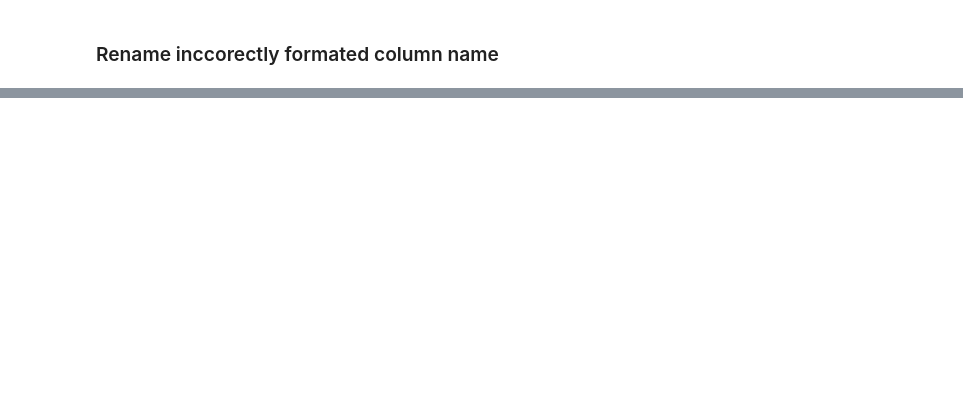
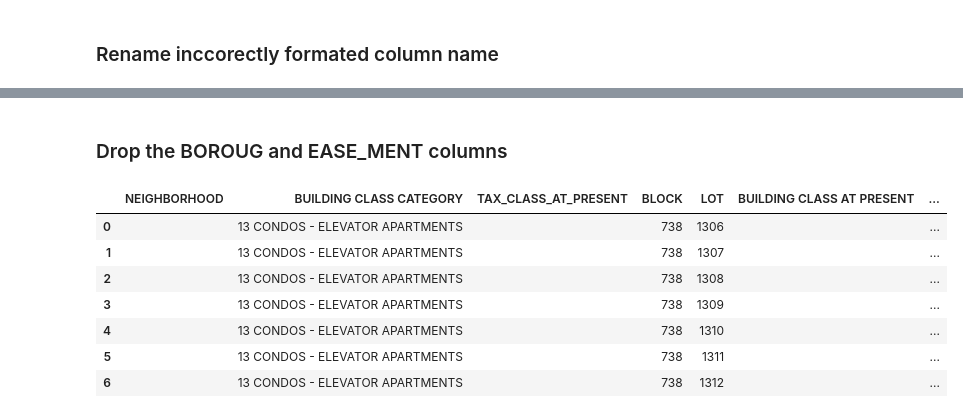
Before and after one commit to ijazkhan101/Build-up-a-predictive-model, a Jupyter notebook: Manhattan12.ipynb, the cells around one changed output, grey strips where cells are left out. Cells and saved outputs as stored; diff of their text form; code cells hidden in the pictures; blank space fills up the shorter version.

```diff
--- a/Manhattan12.ipynb
+++ b/Manhattan12.ipynb
@@ -51,0 +197,16 @@ df.corr()
+# %% [markdown]
+###  Drop the BOROUG and EASE_MENT columns
+# %%
+# Drop the BOROUG and EASE_MENT columns
+df = df.drop(columns=['BOROUGH', 'EASE-MENT',"APART\nMENT\nNUMBER"])
+# %%
+df.head(7)
+# %% [output]
+|  | NEIGHBORHOOD | BUILDING CLASS CATEGORY | TAX_CLASS_AT_PRESENT | BLOCK | LOT | BUILDING CLASS AT PRESENT | ... |
+| 0 |  | 13 CONDOS - ELEVATOR APARTMENTS |  | 738 | 1306 |  | ... |
+| 1 |  | 13 CONDOS - ELEVATOR APARTMENTS |  | 738 | 1307 |  | ... |
+| 2 |  | 13 CONDOS - ELEVATOR APARTMENTS |  | 738 | 1308 |  | ... |
+| 3 |  | 13 CONDOS - ELEVATOR APARTMENTS |  | 738 | 1309 |  | ... |
+| 4 |  | 13 CONDOS - ELEVATOR APARTMENTS |  | 738 | 1310 |  | ... |
+| 5 |  | 13 CONDOS - ELEVATOR APARTMENTS |  | 738 | 1311 |  | ... |
+| 6 |  | 13 CONDOS - ELEVATOR APARTMENTS |  | 738 | 1312 |  | ... |
```
Also changed, not shown: parts of 26 cells of this notebook.
